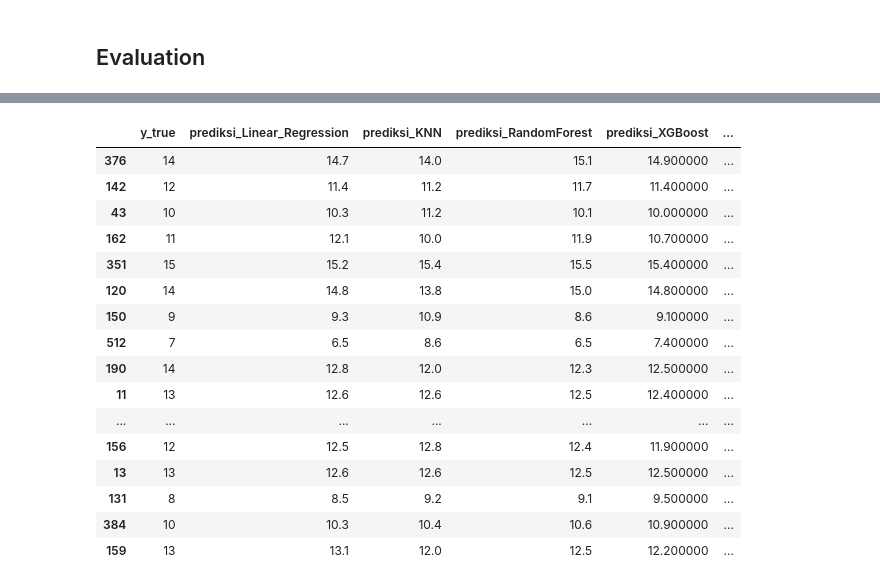
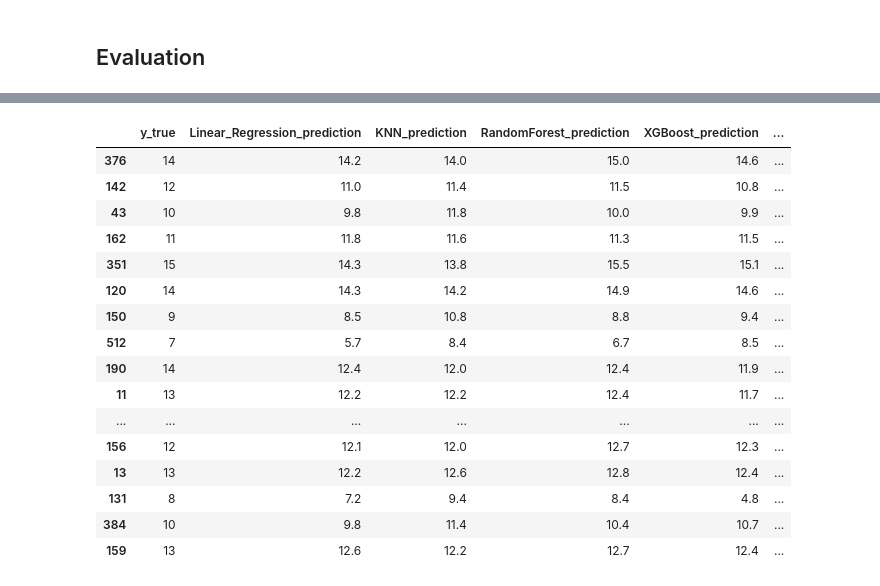
Before and after one commit to NaufalHD12/student-performance-predictor, a Jupyter notebook: notebook.ipynb, the cells around one changed output, grey strips where cells are left out. Cells and saved outputs as stored; diff of their text form; code cells hidden in the pictures.

```diff
--- a/notebook.ipynb
+++ b/notebook.ipynb
@@ -493,7 +626,7 @@ models.loc['train_rmse', 'CatBoost'] = np.sqrt(mean_squared_error(y_pred=best_ca
 # %% [markdown]
 ## Evaluation
 # %%
-X_test.loc[:, numerical_columns] = scaler.transform(X_test[numerical_columns])
+X_test[numerical_columns] = scaler.transform(X_test.loc[:, numerical_columns])
 # %%
 mse = pd.DataFrame(columns=['train', 'test'], index=['Linear_Regression', 'KNN', 'RandomForest', 'XGBoost', 'CatBoost'])
 
@@ -518,8 +651,8 @@ mae = pd.DataFrame(columns=['train', 'test'], index=['Linear_Regression', 'KNN',
 model_dict = {'Linear_Regression': lin_reg, 'KNN': best_knn, 'RandomForest': best_rf, 'XGBoost': best_xgb, 'CatBoost': best_cat}
 
 for name, model in model_dict.items():
-    mse.loc[name, 'train'] = mean_squared_error(y_true=y_train, y_pred=model.predict(X_train))/1e3
-    mse.loc[name, 'test'] = mean_squared_error(y_true=y_test, y_pred=model.predict(X_test))/1e3
+    mae.loc[name, 'train'] = mean_absolute_error(y_true=y_train, y_pred=model.predict(X_train))/1e3
+    mae.loc[name, 'test'] = mean_absolute_error(y_true=y_test, y_pred=model.predict(X_test))/1e3
 
 
-mse
+mae
@@ -525,0 +666,11 @@ mse
+# %%
+r2 = pd.DataFrame(columns=['train', 'test'], index=['Linear_Regression', 'KNN', 'RandomForest', 'XGBoost', 'CatBoost'])
+
+model_dict = {'Linear_Regression': lin_reg, 'KNN': best_knn, 'RandomForest': best_rf, 'XGBoost': best_xgb, 'CatBoost': best_cat}
+
+for name, model in model_dict.items():
+    r2.loc[name, 'train'] = r2_score(y_true=y_train, y_pred=model.predict(X_train))/1e3
+    r2.loc[name, 'test'] = r2_score(y_true=y_test, y_pred=model.predict(X_test))/1e3
+
+
+r2
@@ -525,0 +684,11 @@ mse
+# %%
+rmse = pd.DataFrame(columns=['train', 'test'], index=['Linear_Regression', 'KNN', 'RandomForest', 'XGBoost', 'CatBoost'])
+
+model_dict = {'Linear_Regression': lin_reg, 'KNN': best_knn, 'RandomForest': best_rf, 'XGBoost': best_xgb, 'CatBoost': best_cat}
+
+for name, model in model_dict.items():
+    rmse.loc[name, 'train'] = np.sqrt(mean_absolute_error(y_true=y_train, y_pred=model.predict(X_train))/1e3)
+    rmse.loc[name, 'test'] = np.sqrt(mean_absolute_error(y_true=y_test, y_pred=model.predict(X_test))/1e3)
+
+
+rmse
@@ -532,25 +757,25 @@ ax.grid(zorder=0)
 # %%
-prediksi = X_test.iloc[:20].copy()
+prediction = X_test.iloc[:20].copy()
 pred_dict = {'y_true':y_test[:20]}
 for name, model in model_dict.items():
-    pred_dict['prediksi_'+name] = model.predict(prediksi).round(1)
+    pred_dict[name + '_prediction'] = model.predict(prediction).round(1)
 
 pd.DataFrame(pred_dict)
 # %% [output]
-|  | y_true | prediksi_Linear_Regression | prediksi_KNN | prediksi_RandomForest | prediksi_XGBoost | ... |
-| 376 | 14 | 14.7 | 14.0 | 15.1 | 14.900000 | ... |
-| 142 | 12 | 11.4 | 11.2 | 11.7 | 11.400000 | ... |
-| 43 | 10 | 10.3 | 11.2 | 10.1 | 10.000000 | ... |
-| 162 | 11 | 12.1 | 10.0 | 11.9 | 10.700000 | ... |
-| 351 | 15 | 15.2 | 15.4 | 15.5 | 15.400000 | ... |
-| 120 | 14 | 14.8 | 13.8 | 15.0 | 14.800000 | ... |
-| 150 | 9 | 9.3 | 10.9 | 8.6 | 9.100000 | ... |
-| 512 | 7 | 6.5 | 8.6 | 6.5 | 7.400000 | ... |
-| 190 | 14 | 12.8 | 12.0 | 12.3 | 12.500000 | ... |
-| 11 | 13 | 12.6 | 12.6 | 12.5 | 12.400000 | ... |
+|  | y_true | Linear_Regression_prediction | KNN_prediction | RandomForest_prediction | XGBoost_prediction | ... |
+| 376 | 14 | 14.2 | 14.0 | 15.0 | 14.6 | ... |
+| 142 | 12 | 11.0 | 11.4 | 11.5 | 10.8 | ... |
+| 43 | 10 | 9.8 | 11.8 | 10.0 | 9.9 | ... |
+| 162 | 11 | 11.8 | 11.6 | 11.3 | 11.5 | ... |
+| 351 | 15 | 14.3 | 13.8 | 15.5 | 15.1 | ... |
+| 120 | 14 | 14.3 | 14.2 | 14.9 | 14.6 | ... |
+| 150 | 9 | 8.5 | 10.8 | 8.8 | 9.4 | ... |
+| 512 | 7 | 5.7 | 8.4 | 6.7 | 8.5 | ... |
+| 190 | 14 | 12.4 | 12.0 | 12.4 | 11.9 | ... |
+| 11 | 13 | 12.2 | 12.2 | 12.4 | 11.7 | ... |
 | ... | ... | ... | ... | ... | ... | ... |
-| 156 | 12 | 12.5 | 12.8 | 12.4 | 11.900000 | ... |
-| 13 | 13 | 12.6 | 12.6 | 12.5 | 12.500000 | ... |
-| 131 | 8 | 8.5 | 9.2 | 9.1 | 9.500000 | ... |
-| 384 | 10 | 10.3 | 10.4 | 10.6 | 10.900000 | ... |
-| 159 | 13 | 13.1 | 12.0 | 12.5 | 12.200000 | ... |
+| 156 | 12 | 12.1 | 12.0 | 12.7 | 12.3 | ... |
+| 13 | 13 | 12.2 | 12.6 | 12.8 | 12.4 | ... |
+| 131 | 8 | 7.2 | 9.4 | 8.4 | 4.8 | ... |
+| 384 | 10 | 9.8 | 11.4 | 10.4 | 10.7 | ... |
+| 159 | 13 | 12.6 | 12.2 | 12.7 | 12.4 | ... |
```
Also changed, not shown: parts of 39 cells of this notebook, 3 other files.
